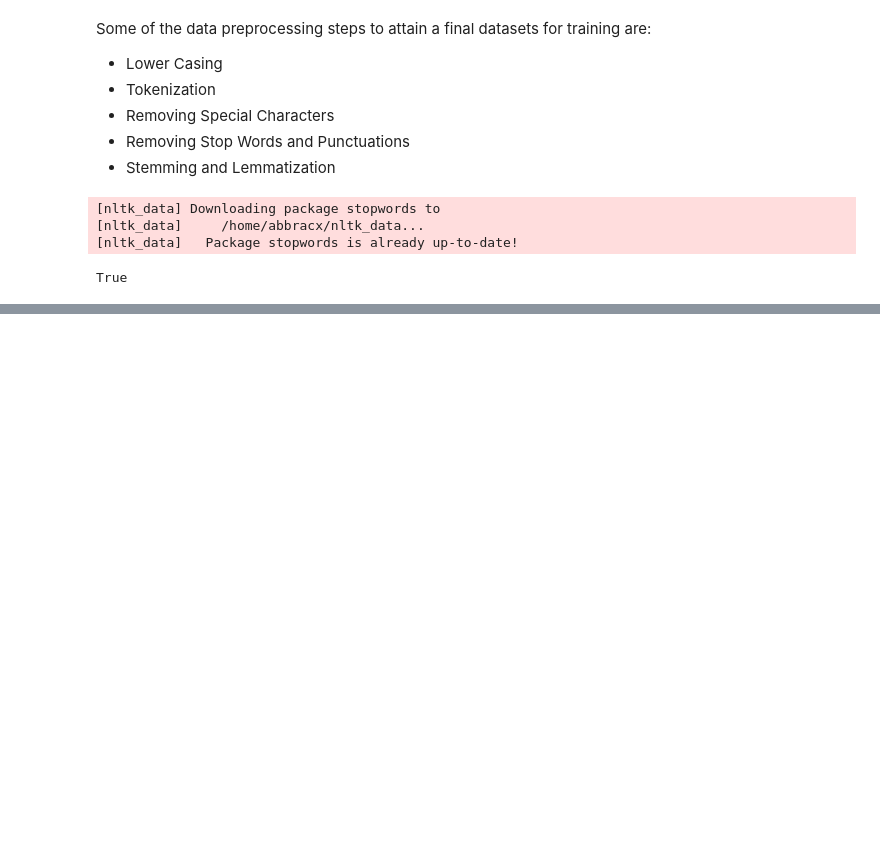
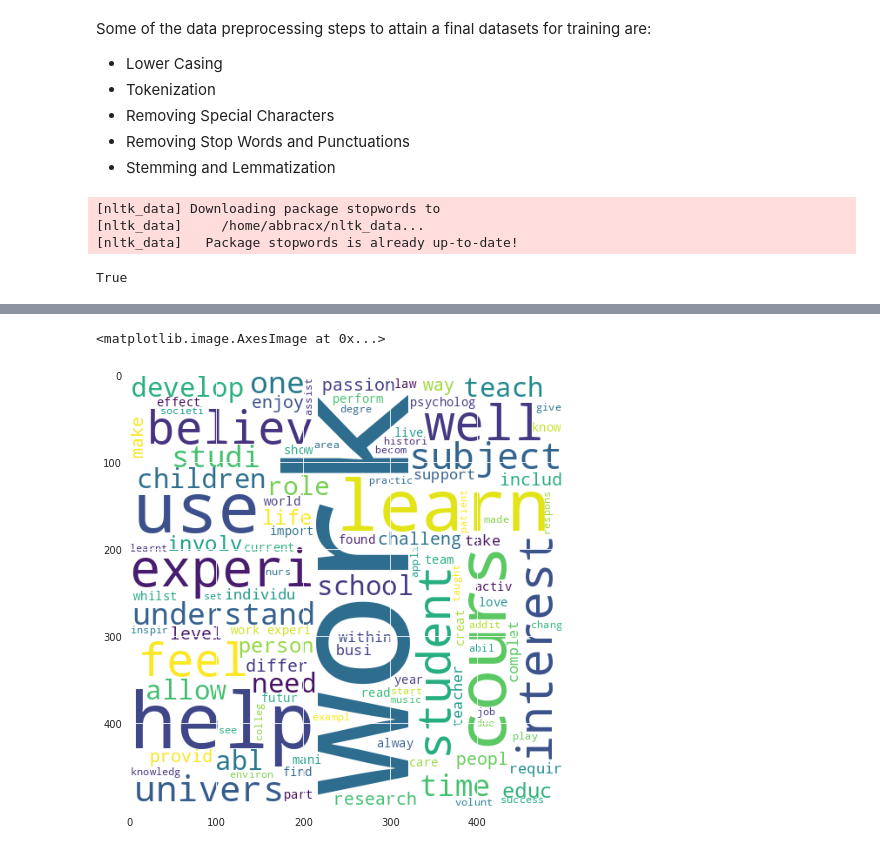
Before and after one commit to Abbracx/personal-statement-analysis, a Jupyter notebook: Personal statement analysis.ipynb, the cells around one changed output, grey strips where cells are left out. Saved outputs shown, nothing was run; the diff lists cells and outputs as text; code cells hidden in the pictures; blank space fills up the shorter version.

```diff
--- a/Personal statement analysis.ipynb
+++ b/Personal statement analysis.ipynb
@@ -598,0 +633,9 @@ Name: transformed_personal_statement, dtype: object
+# %%
+# degree of importance of words classified as First class
+
+first_class_wc = wc.generate(df[df['award_classification'] == 2]['transformed_personal_statement'].str.cat(sep=" "))
+plt.figure(figsize=(12, 8))
+plt.imshow(first_class_wc)
+# %% [output]
+<matplotlib.image.AxesImage at 0x...>
+[figure, added]
```
Also changed, not shown: parts of 41 cells of this notebook.
